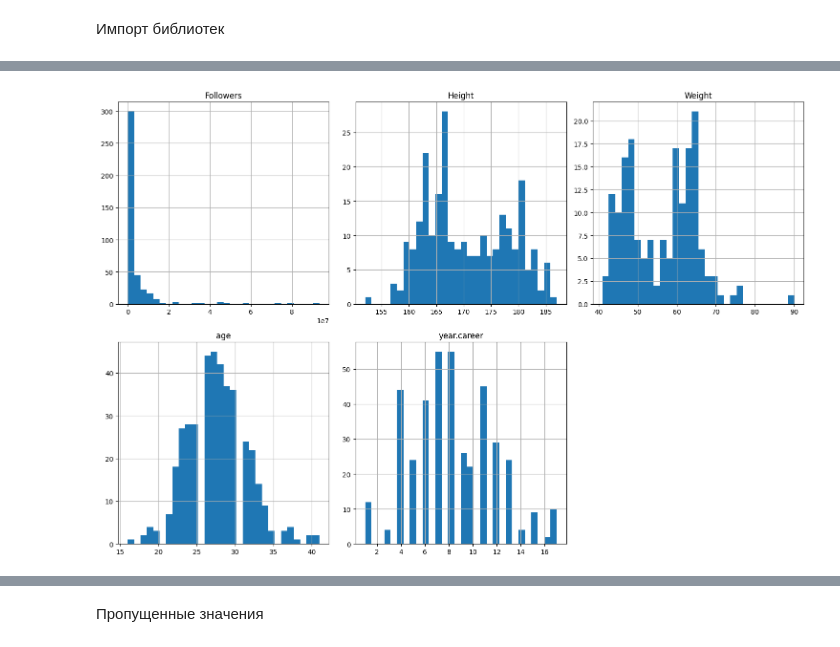
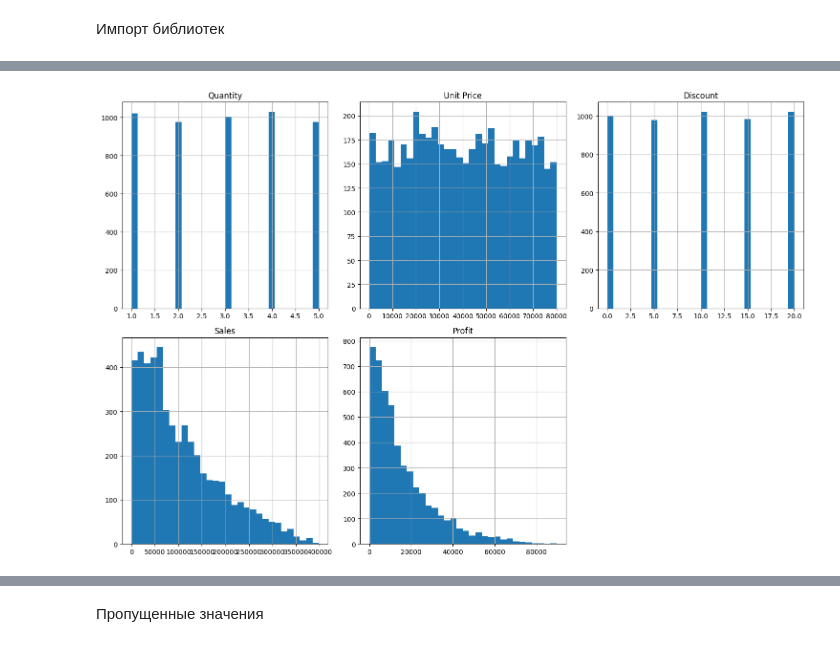
Before and after one commit to vainga/ML_labs, a Jupyter notebook: LAB1/lab1.ipynb, the cells around one changed output, grey strips where cells are left out. Drawn from its saved outputs; the diff is of its cells as text; code cells hidden in the pictures.

```diff
--- a/LAB1/lab1.ipynb
+++ b/LAB1/lab1.ipynb
@@ -22,7 +53,8 @@ from sklearn.decomposition import PCA
 # %% [markdown]
 Импорт библиотек
 # %%
-dataset_path = r"C:\Users\vaind\OneDrive\Desktop\ml\datasets\kpop_idol_followers.csv"
-df = pd.read_csv(dataset_path, sep=';')
+dataset_path = r"C:\Users\vaind\OneDrive\Desktop\ml\datasets\Ecommerce_Sales_Data_2024_2025.csv"
+df = pd.read_csv(dataset_path)
+df.drop(columns=['Order ID', 'Order Date'], inplace=True)
 df.head()
 # %% [output]
@@ -62,9 +140,7 @@ dtype: float64
 # %%
-numeric_cols = df.select_dtypes(include='number')
-
-numeric_cols.hist(bins=30, figsize=(15, 10), layout=(len(numeric_cols.columns)//3 + 1, 3))
+numeric_df.hist(bins=30, figsize=(15, 10), layout=(len(numeric_df.columns)//3 + 1, 3))
 plt.tight_layout()
 plt.show()
 # %% [output]
-[figure, old version]
+[figure, new version]
 # %% [markdown]
```
Also changed, not shown: parts of 29 cells of this notebook.
